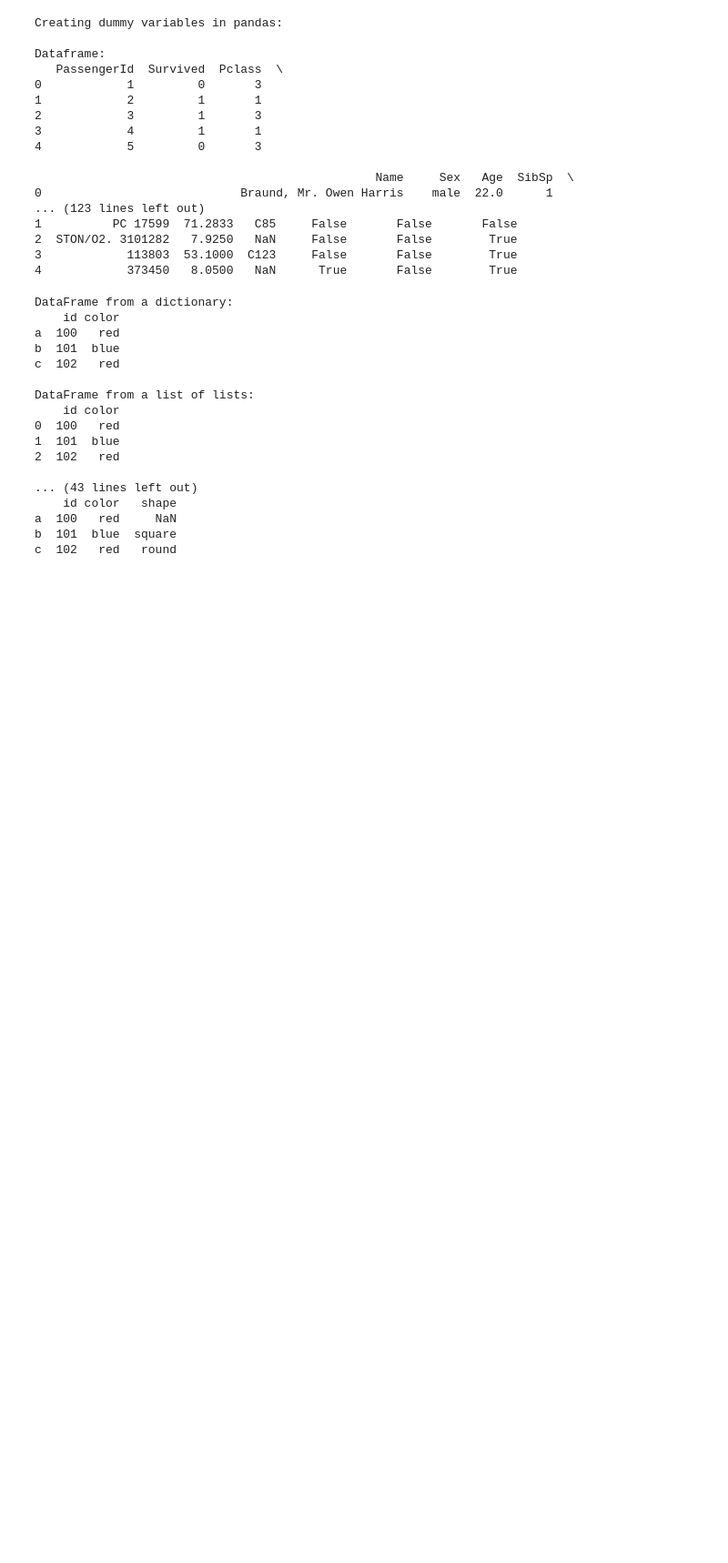
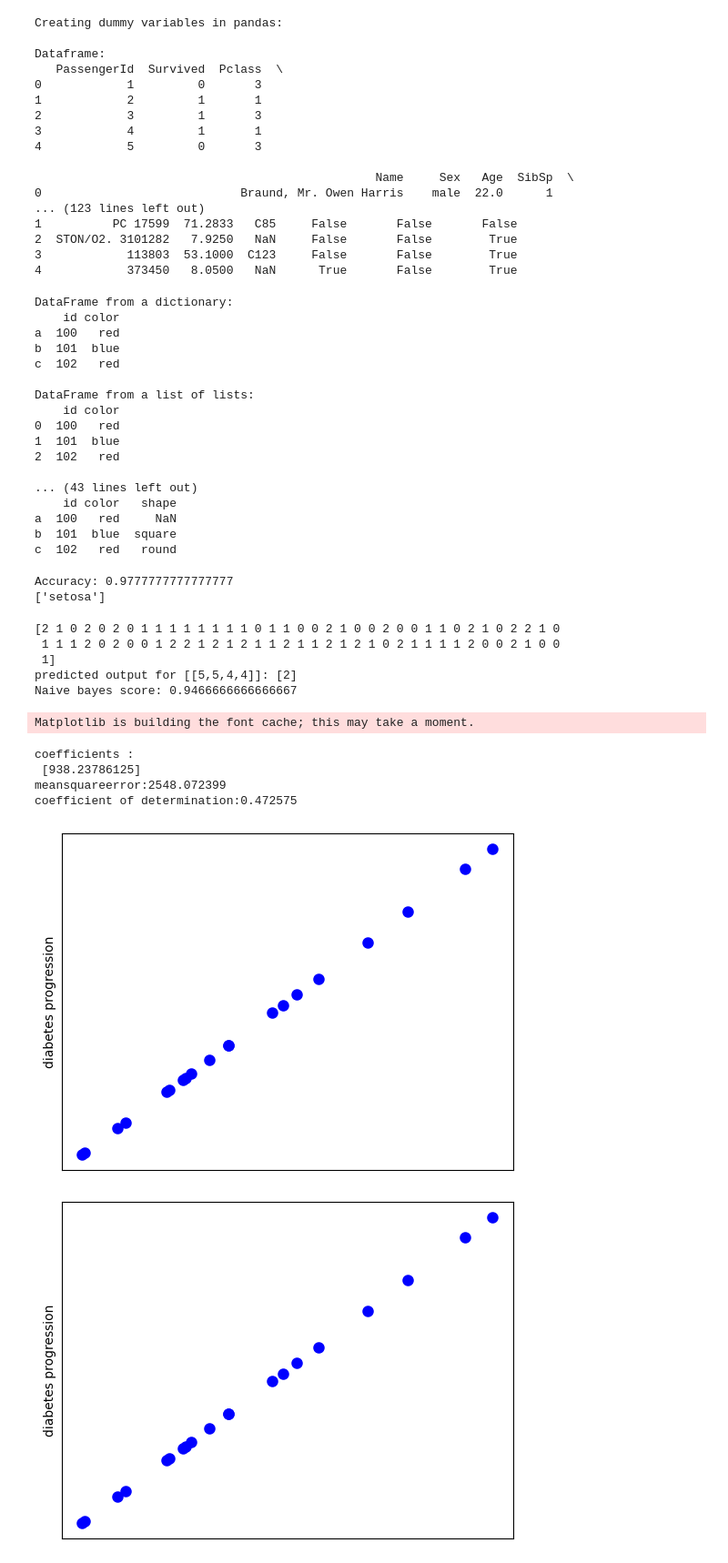
Before and after one commit to ANJANAMB1/Data-science, a Jupyter notebook: Untitled.ipynb, the cells around one changed output. Shown at 91% size. Saved outputs shown, nothing was run; the diff lists cells and outputs as text; code cells hidden in the pictures; blank space fills up the shorter version.

```diff
--- a/Untitled.ipynb
+++ b/Untitled.ipynb
@@ -574,3 +574,77 @@ DataFrame from a list of lists:
 a  100   red     NaN
 b  101  blue  square
 c  102   red   round
+# %%
+from sklearn.datasets import load_iris
+from sklearn.model_selection import train_test_split
+from sklearn.neighbors import KNeighborsClassifier
+from sklearn import metrics
+iris=load_iris()
+x=iris.data
+y=iris.target
+x_train,x_test,y_train,y_test=train_test_split(x,y,test_size=0.3,random_state=1)
+c_knn=KNeighborsClassifier(n_neighbors=3)
+c_knn.fit(x_train,y_train)
+y_pred=c_knn.predict(x_test)
+print("Accuracy:",metrics.accuracy_score(y_test,y_pred))
+sample=[[2,2,2,2]]
+pred=c_knn.predict(sample)
+pred_v=[iris.target_names[p] for p in pred]
+print(pred_v)
+# %% [output]
+Accuracy: 0.9777777777777777
+['setosa']
+# %%
+from sklearn.datasets import load_iris
+from sklearn.model_selection import train_test_split
+from sklearn.naive_bayes import GaussianNB
+X,y=load_iris(return_X_y=True)
+X_train,X_test,y_train,y_test=train_test_split(X,y,test_size=0.5,random_state=0)
+gnb=GaussianNB()
+y_pred=gnb.fit(X_train,y_train).predict(X_test)
+print(y_pred)
+x_new=[[5,5,4,4]]
+y_new=gnb.fit(X_train,y_train).predict(x_new)
+print("predicted output for [[5,5,4,4]]:",y_new)
+print("Naive bayes score:",gnb.score(X_test,y_test))
+# %% [output]
+[2 1 0 2 0 2 0 1 1 1 1 1 1 1 1 0 1 1 0 0 2 1 0 0 2 0 0 1 1 0 2 1 0 2 2 1 0
+ 1 1 1 2 0 2 0 0 1 2 2 1 2 1 2 1 1 2 1 1 2 1 2 1 0 2 1 1 1 1 2 0 0 2 1 0 0
+ 1]
+predicted output for [[5,5,4,4]]: [2]
+Naive bayes score: 0.9466666666666667
+# %%
+import matplotlib.pyplot as plt
+import numpy as np
+from sklearn import datasets,linear_model
+from sklearn.metrics import mean_squared_error,r2_score
+df =datasets.load_diabetes()
+df['feature_names']
+diabetes_X,diabetes_y=datasets.load_diabetes(return_X_y=True)
+diabetes_X.shape
+diabetes_y.shape
+diabetes_X=diabetes_X[:,np.newaxis,2]
+diabetes_X.shape
+diabetes_X_train=diabetes_X[:-20]
+diabetes_X_test=diabetes_X[-20:]
+diabetes_y_train=diabetes_y[:-20]
+diabetes_y_test=diabetes_y[-20:]
+regr=linear_model.LinearRegression()
+regr.fit(diabetes_X_train,diabetes_y_train)
+diabetes_y_pred=regr.predict(diabetes_X_test)
+print("coefficients :\n",regr.coef_)
+print("meansquareerror:%2f"%mean_squared_error(diabetes_y_test,diabetes_y_pred))
+print("coefficient of determination:%2f"%r2_score(diabetes_y_test,diabetes_y_pred))
+plt.scatter(diabetes_X_test,diabetes_y_pred,color="blue",linewidth=3)
+plt.ylabel("diabetes progression")
+plt.xticks(())
+plt.yticks(())
+plt.show(())
+# %% [output]
+Matplotlib is building the font cache; this may take a moment.
+coefficients :
+ [938.23786125]
+meansquareerror:2548.072399
+coefficient of determination:0.472575
+[figure, added]
+[figure, added]
```
